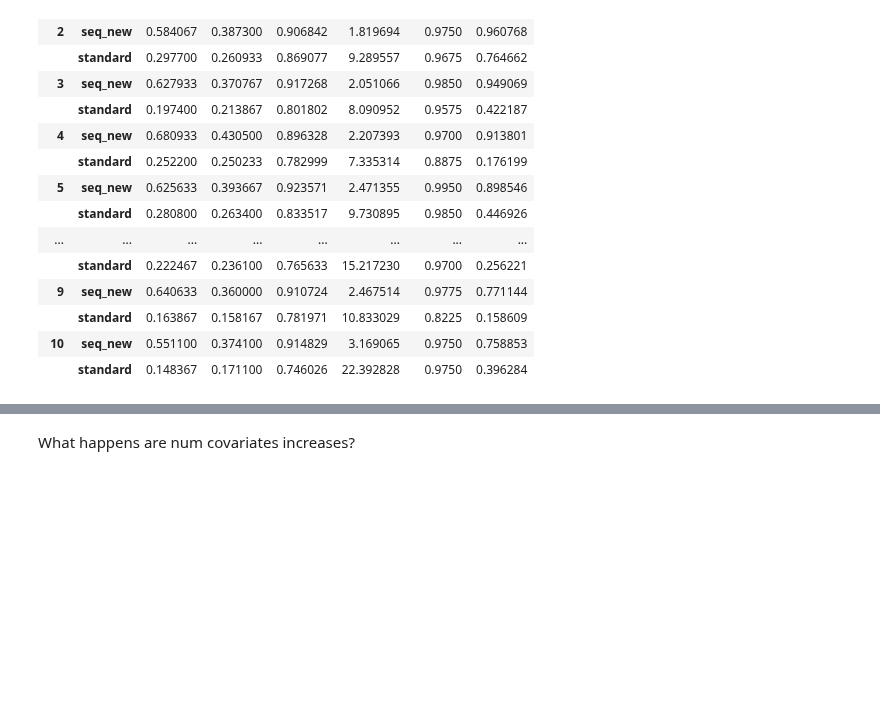
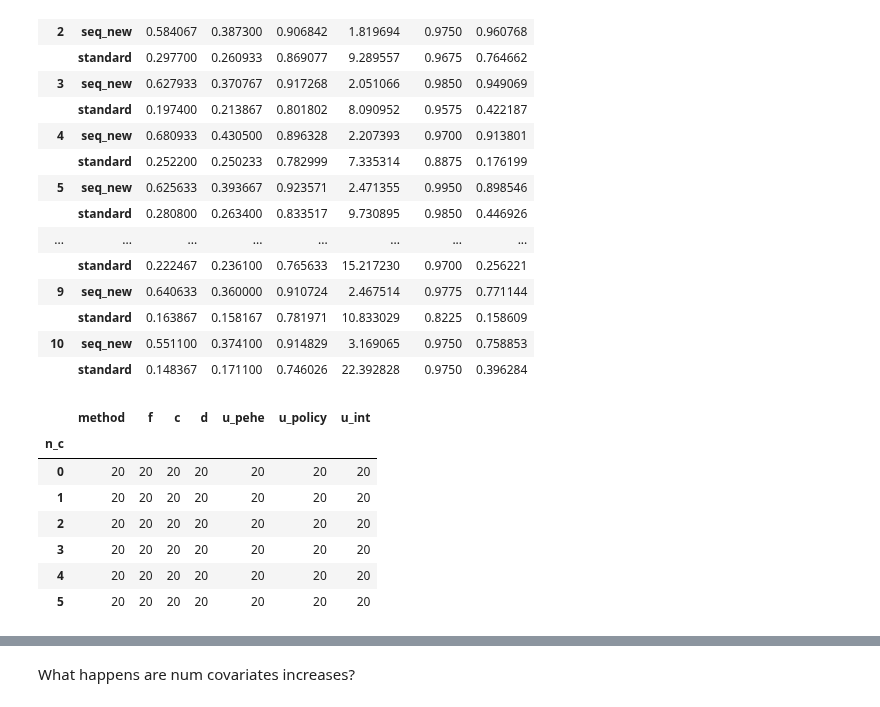
Before and after one commit to harrya32/causal_synthetic_data, a Jupyter notebook: Experiments/Experiments.ipynb, the cells around one changed output, grey strips where cells are left out. Cells and saved outputs as stored; diff of their text form; code cells hidden in the pictures; blank space fills up the shorter version.

```diff
--- a/Experiments/Experiments.ipynb
+++ b/Experiments/Experiments.ipynb
@@ -1498,6 +1499,17 @@ conf_results.groupby(['n_c', 'method']).mean()
 |  | standard | 0.148367 | 0.171100 | 0.746026 | 22.392828 | 0.9750 | 0.396284 |
 # %%
 conf_results = pd.read_csv('confounding_insight_new.csv')
+# %%
+conf_results.groupby(['n_c']).count()
+# %% [output]
+|  | method | f | c | d | u_pehe | u_policy | u_int |
+| n_c |  |  |  |  |  |  |  |
+| 0 | 20 | 20 | 20 | 20 | 20 | 20 | 20 |
+| 1 | 20 | 20 | 20 | 20 | 20 | 20 | 20 |
+| 2 | 20 | 20 | 20 | 20 | 20 | 20 | 20 |
+| 3 | 20 | 20 | 20 | 20 | 20 | 20 | 20 |
+| 4 | 20 | 20 | 20 | 20 | 20 | 20 | 20 |
+| 5 | 20 | 20 | 20 | 20 | 20 | 20 | 20 |
 # %%
 conf_results = conf_results[conf_results['n_c']!=0]
 # %%
```
Also changed, not shown: parts of 12 cells of this notebook, 9 other files.
